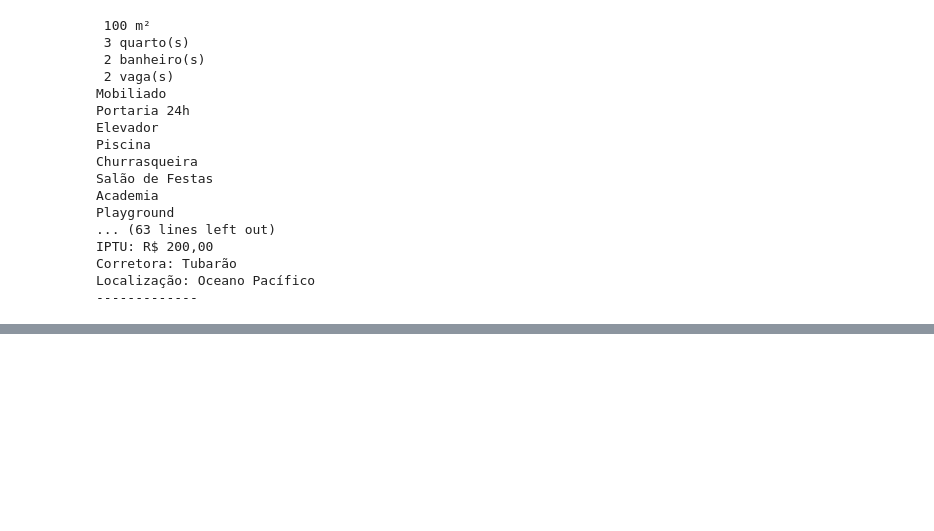
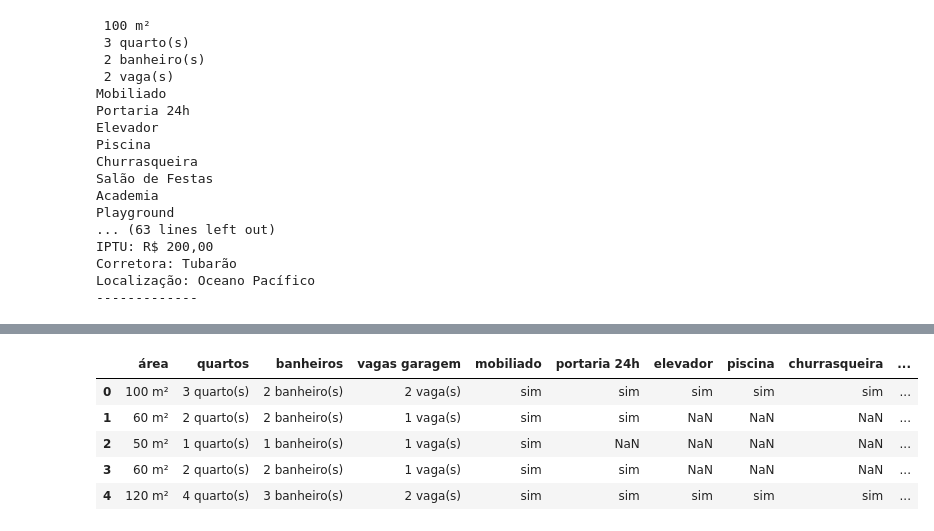
Before and after one commit to andrade-lcs/web_scrap, a Jupyter notebook: Web_scrap_site_corretora.ipynb, the cells around one changed output, grey strips where cells are left out. Saved outputs shown, nothing was run; the diff lists cells and outputs as text; code cells hidden in the pictures; blank space fills up the shorter version.

```diff
--- a/Web_scrap_site_corretora.ipynb
+++ b/Web_scrap_site_corretora.ipynb
@@ -468,0 +518,11 @@ Localização: Oceano Pacífico
+# %%
+resultados_df = pd.DataFrame(resutados_lista)
+# %%
+resultados_df
+# %% [output]
+|  | área | quartos | banheiros | vagas garagem | mobiliado | portaria 24h | elevador | piscina | churrasqueira | ... |
+| 0 | 100 m² | 3 quarto(s) | 2 banheiro(s) | 2 vaga(s) | sim | sim | sim | sim | sim | ... |
+| 1 | 60 m² | 2 quarto(s) | 2 banheiro(s) | 1 vaga(s) | sim | sim | NaN | NaN | NaN | ... |
+| 2 | 50 m² | 1 quarto(s) | 1 banheiro(s) | 1 vaga(s) | sim | NaN | NaN | NaN | NaN | ... |
+| 3 | 60 m² | 2 quarto(s) | 2 banheiro(s) | 1 vaga(s) | sim | sim | NaN | NaN | NaN | ... |
+| 4 | 120 m² | 4 quarto(s) | 3 banheiro(s) | 2 vaga(s) | sim | sim | sim | sim | sim | ... |
```
Also changed, not shown: parts of 12 cells of this notebook.
